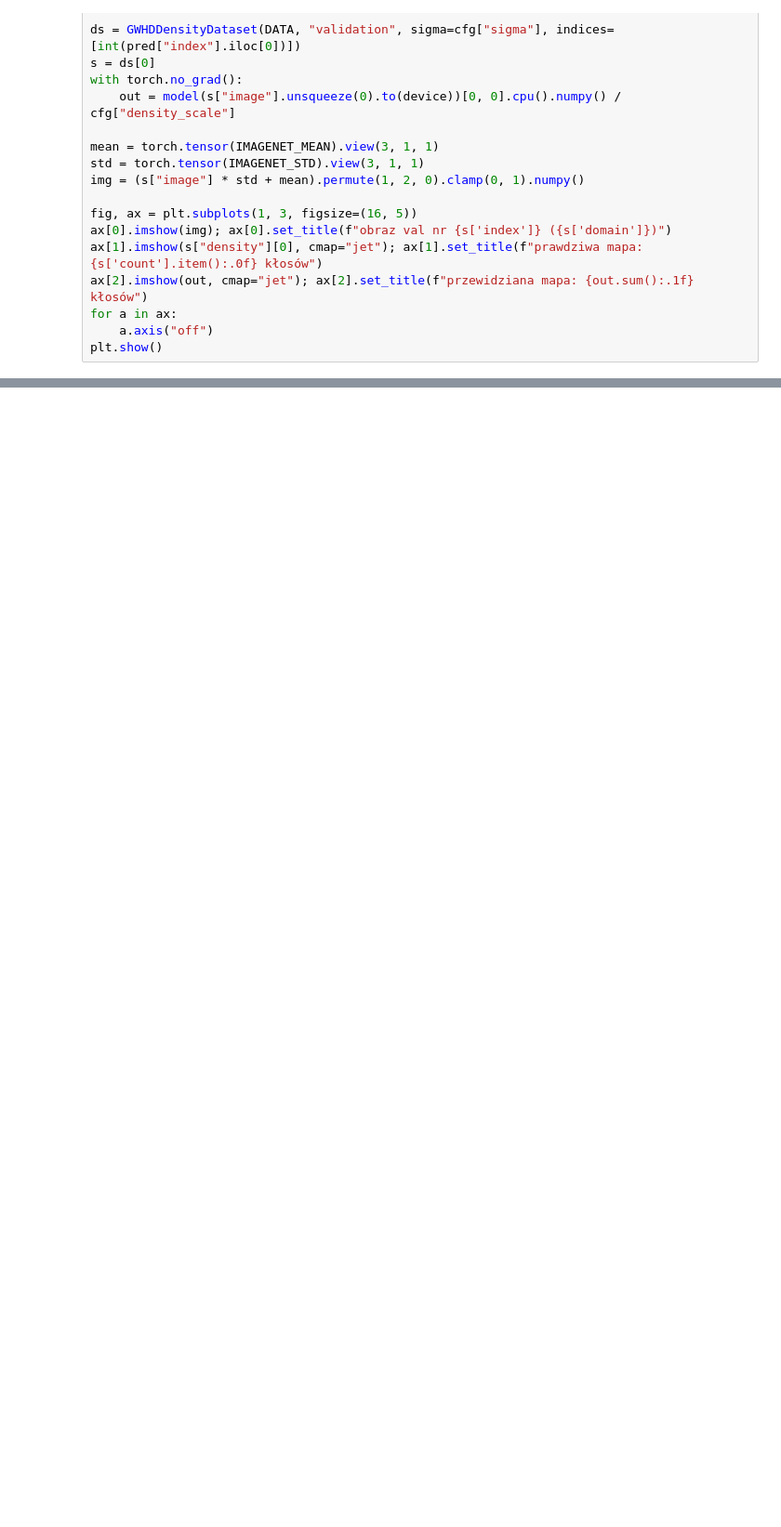
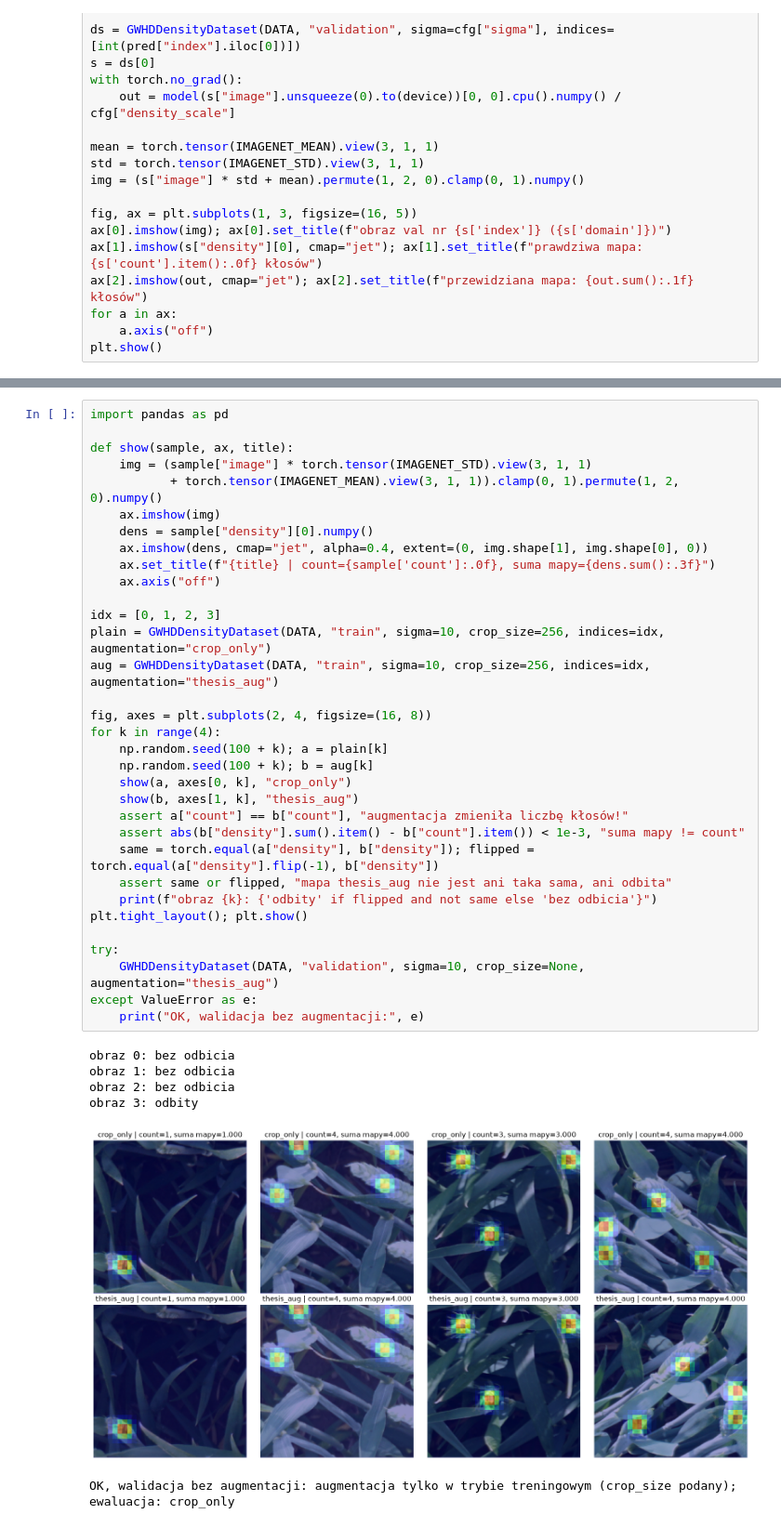
Before and after one commit to MartaL-ctrl/Counting-crops, a Jupyter notebook: notebooks/testing.ipynb, the cells around one changed output, grey strips where cells are left out. Shown at 93% size. Cells and saved outputs as stored; diff of their text form; blank space fills up the shorter version.

```diff
--- a/notebooks/testing.ipynb
+++ b/notebooks/testing.ipynb
@@ -165,0 +179,40 @@ plt.show()
+# %%
+import pandas as pd
+
+def show(sample, ax, title):
+    img = (sample["image"] * torch.tensor(IMAGENET_STD).view(3, 1, 1)
+           + torch.tensor(IMAGENET_MEAN).view(3, 1, 1)).clamp(0, 1).permute(1, 2, 0).numpy()
+    ax.imshow(img)
+    dens = sample["density"][0].numpy()
+    ax.imshow(dens, cmap="jet", alpha=0.4, extent=(0, img.shape[1], img.shape[0], 0))
+    ax.set_title(f"{title} | count={sample['count']:.0f}, suma mapy={dens.sum():.3f}")
+    ax.axis("off")
+
+idx = [0, 1, 2, 3]
+plain = GWHDDensityDataset(DATA, "train", sigma=10, crop_size=256, indices=idx, augmentation="crop_only")
+aug = GWHDDensityDataset(DATA, "train", sigma=10, crop_size=256, indices=idx, augmentation="thesis_aug")
+
+fig, axes = plt.subplots(2, 4, figsize=(16, 8))
+for k in range(4):
+    np.random.seed(100 + k); a = plain[k]
+    np.random.seed(100 + k); b = aug[k]
+    show(a, axes[0, k], "crop_only")
+    show(b, axes[1, k], "thesis_aug")
+    assert a["count"] == b["count"], "augmentacja zmieniła liczbę kłosów!"
+    assert abs(b["density"].sum().item() - b["count"].item()) < 1e-3, "suma mapy != count"
+    same = torch.equal(a["density"], b["density"]); flipped = torch.equal(a["density"].flip(-1), b["density"])
+    assert same or flipped, "mapa thesis_aug nie jest ani taka sama, ani odbita"
+    print(f"obraz {k}: {'odbity' if flipped and not same else 'bez odbicia'}")
+plt.tight_layout(); plt.show()
+
+try:
+    GWHDDensityDataset(DATA, "validation", sigma=10, crop_size=None, augmentation="thesis_aug")
+except ValueError as e:
+    print("OK, walidacja bez augmentacji:", e)
+# %% [output]
+obraz 0: bez odbicia
+obraz 1: bez odbicia
+obraz 2: bez odbicia
+obraz 3: odbity
+[figure, added]
+OK, walidacja bez augmentacji: augmentacja tylko w trybie treningowym (crop_size podany); ewaluacja: crop_only
```
Also changed, not shown: parts of 4 cells of this notebook, 5 other files.
